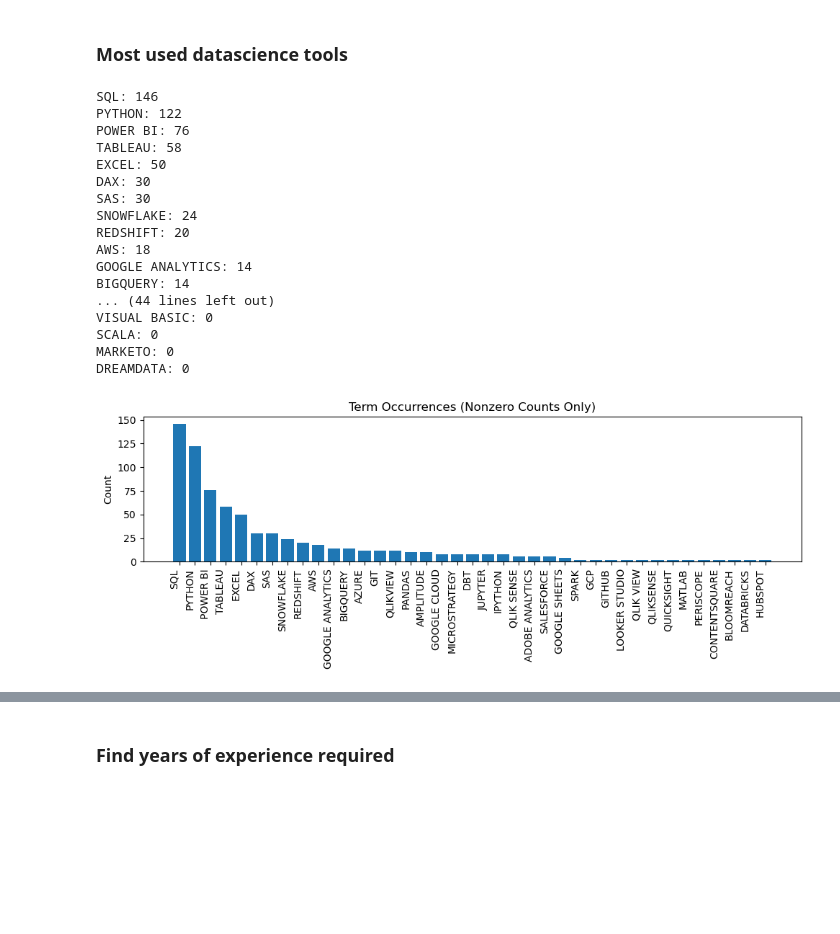
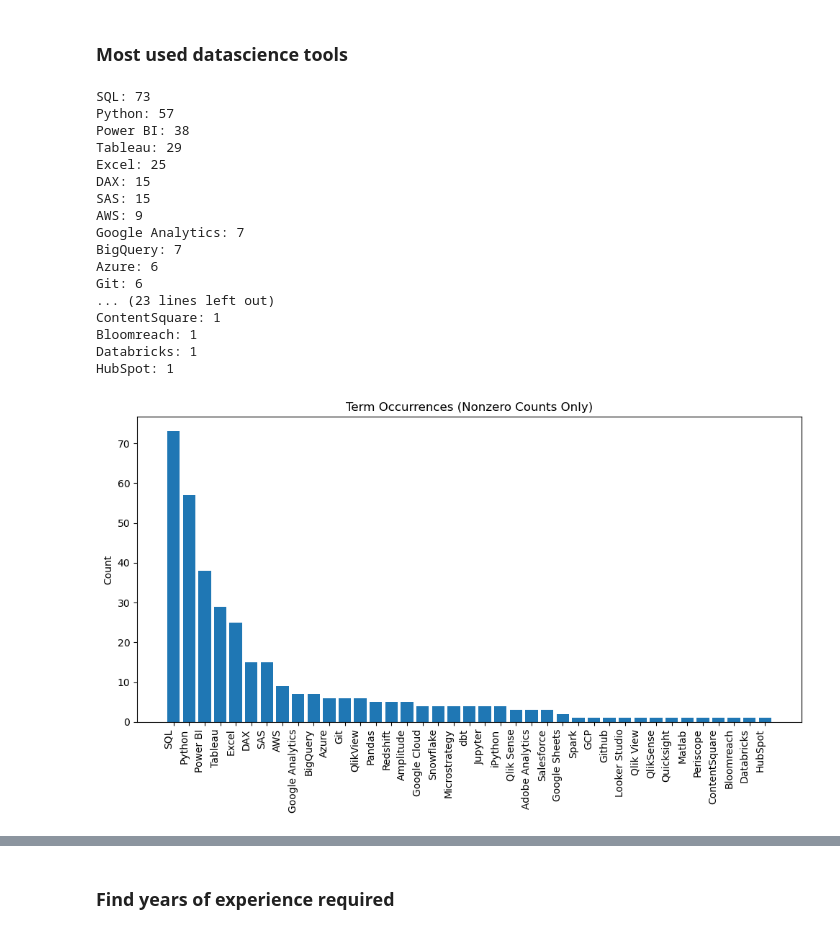
Before and after one commit to RSPdatascience/Linkedin-scraping-datascience, a Jupyter notebook: 2_DataAnalysis/LinkedinOffers.ipynb, the cells around one changed output, grey strips where cells are left out. Cells and saved outputs as stored; diff of their text form; code cells hidden in the pictures; blank space fills up the shorter version.

```diff
--- a/2_DataAnalysis/LinkedinOffers.ipynb
+++ b/2_DataAnalysis/LinkedinOffers.ipynb
@@ -8,11 +7,0 @@ import pandas as pd
-# %%
-# Comprobar codificación del dataset si es necesario
-import chardet
-
-# Detect the encoding of the file
-
-filename = 'job_offers_data_analytics.txt'
-with open(filename, 'rb') as f:
-    result = chardet.detect(f.read())
-
-print(result)
@@ -211,54 +217,65 @@ df.iloc[25]['Description']
 # %% [markdown]
 ### Most used datascience tools
 # %%
-# Count occurrences of each term in the "MatchingTerms" column
-term_counts = {term: df['Terms'].str.count(term).sum() for term in term_list_upper}
+# Function to count the occurrences of each term in the "Terms" column
+def count_term_occurrences(terms, term_column):
+    term_counts = {term: term_column.str.contains(re.escape(term), case=False).sum() for term in terms}
+    return term_counts
+
+# Count occurrences of each term in the "Terms" column
+term_counts = count_term_occurrences(term_list, df['Terms'])
 
 # Sort terms by the number of occurrences in descending order
 sorted_terms = sorted(term_counts.items(), key=lambda x: x[1], reverse=True)
 
 # Display the sorted terms and their counts
 for term, count in sorted_terms:
-    print(f'{term}: {count}')
+    if count:
+        print(f'{term}: {count}')
 # %% [output]
-SQL: 146
-PYTHON: 122
-POWER BI: 76
-TABLEAU: 58
-EXCEL: 50
-DAX: 30
-SAS: 30
-SNOWFLAKE: 24
-REDSHIFT: 20
-AWS: 18
-GOOGLE ANALYTICS: 14
-BIGQUERY: 14
-... (44 lines left out)
-VISUAL BASIC: 0
-SCALA: 0
-MARKETO: 0
-DREAMDATA: 0
+SQL: 73
+Python: 57
+Power BI: 38
+Tableau: 29
+Excel: 25
+DAX: 15
+SAS: 15
+AWS: 9
+Google Analytics: 7
+BigQuery: 7
+Azure: 6
+Git: 6
+... (23 lines left out)
+ContentSquare: 1
+Bloomreach: 1
+Databricks: 1
+HubSpot: 1
 # %%
 import matplotlib.pyplot as plt
 
+# Function to count occurrences of each term in the "Terms" column
+def count_term_occurrences(terms, term_column):
+    term_counts = {term: term_column.str.contains(re.escape(term), case=False).sum() for term in terms}
+    return term_counts
+
 # Count occurrences of each term in the "Terms" column
-term_counts = {term: df['Terms'].str.count(term).sum() for term in term_list_upper}
+term_counts = count_term_occurrences(term_list, df['Terms'])
 
 # Filter out terms with zero counts
 nonzero_terms = {term: count for term, count in term_counts.items() if count > 0}
 
 # Sort terms by the number of occurrences in descending order
 sorted_terms = sorted(nonzero_terms.items(), key=lambda x: x[1], reverse=True)
 
 # Plot a histogram of term occurrences
-plt.figure(figsize=(10, 4))
+plt.figure(figsize=(10, 6))
 plt.bar([term[0] for term in sorted_terms], [term[1] for term in sorted_terms])
 plt.ylabel('Count')
 plt.title('Term Occurrences (Nonzero Counts Only)')
 plt.xticks(rotation=90, ha='right')  # Rotate x-axis labels for better visibility
 plt.tight_layout()
 plt.show()
 # %% [output]
-[figure, old version]
+[figure, new version]
 # %%
 df.iloc[12]['Description']
```
Also changed, not shown: parts of 30 cells of this notebook, 7 other files.
